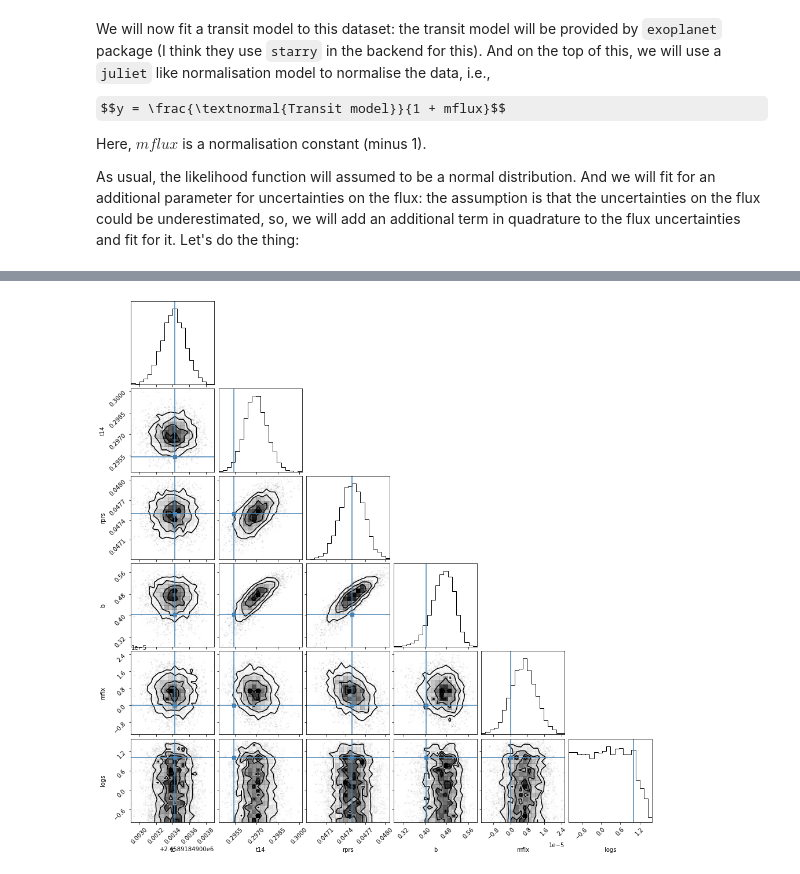
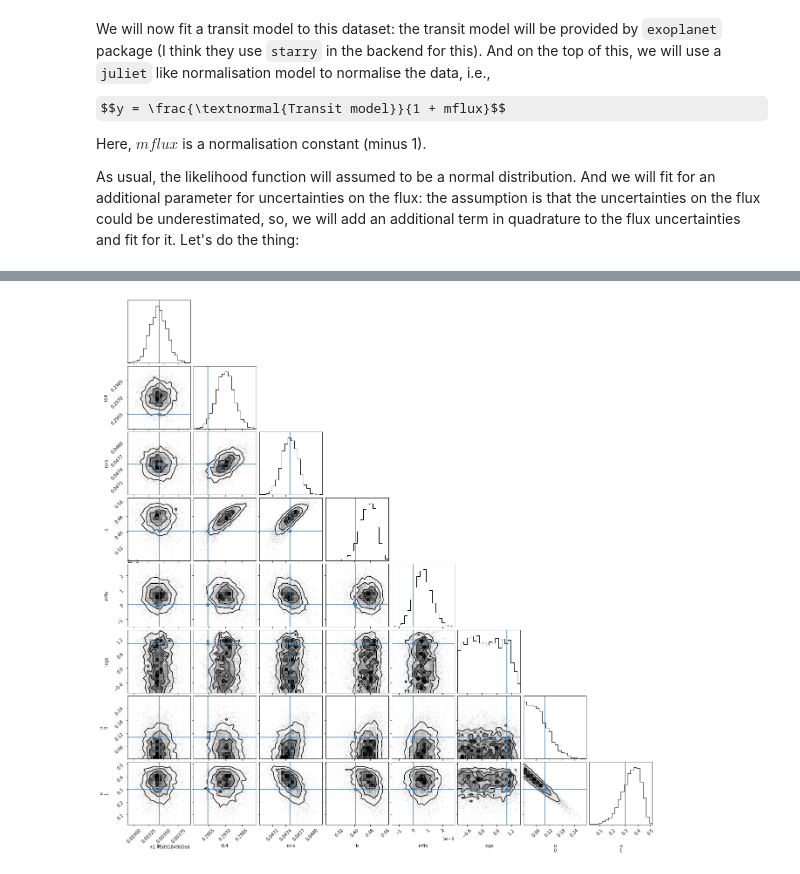
Before and after one commit to Jayshil/exo, a Jupyter notebook: Transit/p1.ipynb, the cells around one changed output, grey strips where cells are left out. Cells and saved outputs as stored; diff of their text form; code cells hidden in the pictures; some formulas as TeX source.

```diff
--- a/Transit/p1.ipynb
+++ b/Transit/p1.ipynb
@@ -144,10 +144,8 @@ az.summary(trace, var_names=['tc', 't14', 'rprs', 'b', 'u', 'mflx', 'logs'])
-# %%
-truth = dict(zip(['tc', 't14', 'rprs', 'b', 'mflx', 'logs'],\
-                 np.array([t0, tduration, rprs, bb, 0., 1.]),))
-
-_ = corner.corner(trace, var_names=['tc', 't14', 'rprs', 'b', 'mflx', 'logs'], truths=truth,);
-# %% [output]
-[figure, removed]
+# %%
+_ = corner.corner(trace, var_names=['tc', 't14', 'rprs', 'b', 'mflx', 'logs', 'u'],\
+                  truths=np.array([t0, tduration, rprs, bb, 0., 1., 0.1, 0.3]),);
+# %% [output]
+[figure, added]
 # %%
 # Defining posteriors for each variable
 mflx = np.array(trace.posterior['mflx']).flatten()
```
Also changed, not shown: parts of 4 cells of this notebook.
